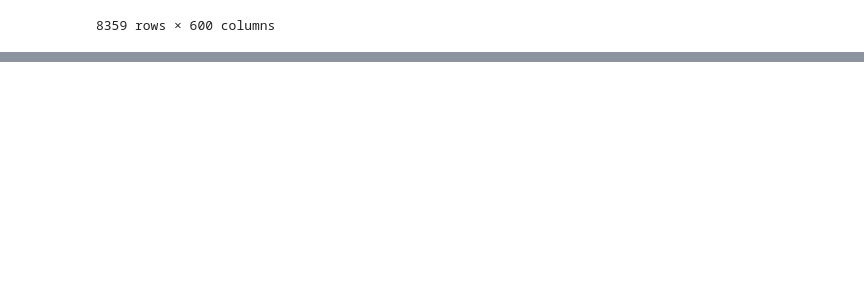
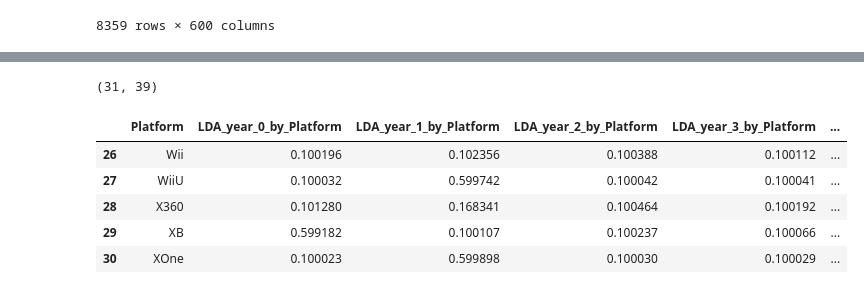
Before and after one commit to yumehara/atmacup8, a Jupyter notebook: notebook/EDA.ipynb, the cells around one changed output, grey strips where cells are left out. Cells and saved outputs as stored; diff of their text form; code cells hidden in the pictures; blank space fills up the shorter version.

```diff
--- a/notebook/EDA.ipynb
+++ b/notebook/EDA.ipynb
@@ -324,0 +330,30 @@ pd.DataFrame(svd_matrix).add_prefix('SVD_')
+# %%
+def LDA_topic(df_input, ntopic, index, column, value):
+
+    df_input['dummy'] = 1
+    pvt_tbl = pd.pivot_table(df_input, index=index, columns=column, values='dummy', aggfunc='count')
+    print(pvt_tbl.shape)
+    pvt_tbl.fillna(0, inplace=True)
+    # index ごとに正規化して割合にする
+    pvt_tbl = pvt_tbl.div(pvt_tbl.sum(axis=1), axis=0)
+
+    prefix = 'LDA_{}_'.format(column)
+    suffix = '_by_{}'.format(index)
+
+    lda = LatentDirichletAllocation(n_components=ntopic)
+    lda_out = pd.DataFrame(lda.fit_transform(pvt_tbl), index=pvt_tbl.index).add_prefix(prefix).add_suffix(suffix)
+    return lda_out.reset_index()
+# %%
+train_ = train.copy()
+train_['year'] = train_['Year_of_Release'].fillna(0).astype(int).astype(str)
+
+LDA_topic(train_, 5, index='Platform', column='year', value='Global_Sales').tail()
+# pd.pivot_table(train_, index='Platform', columns='year', values='Global_Sales', aggfunc='count')
+# %% [output]
+(31, 39)
+|  | Platform | LDA_year_0_by_Platform | LDA_year_1_by_Platform | LDA_year_2_by_Platform | LDA_year_3_by_Platform | ... |
+| 26 | Wii | 0.100196 | 0.102356 | 0.100388 | 0.100112 | ... |
+| 27 | WiiU | 0.100032 | 0.599742 | 0.100042 | 0.100041 | ... |
+| 28 | X360 | 0.101280 | 0.168341 | 0.100464 | 0.100192 | ... |
+| 29 | XB | 0.599182 | 0.100107 | 0.100237 | 0.100066 | ... |
+| 30 | XOne | 0.100023 | 0.599898 | 0.100030 | 0.100029 | ... |
```
Also changed, not shown: parts of 4 cells of this notebook, 2 other files.
